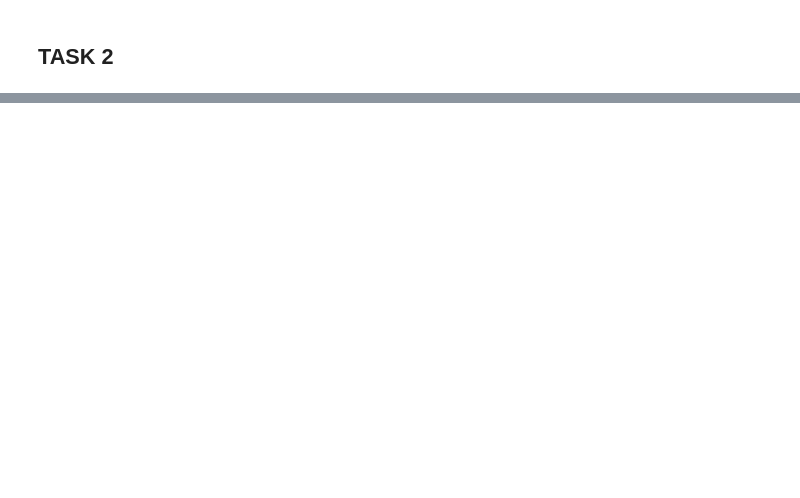
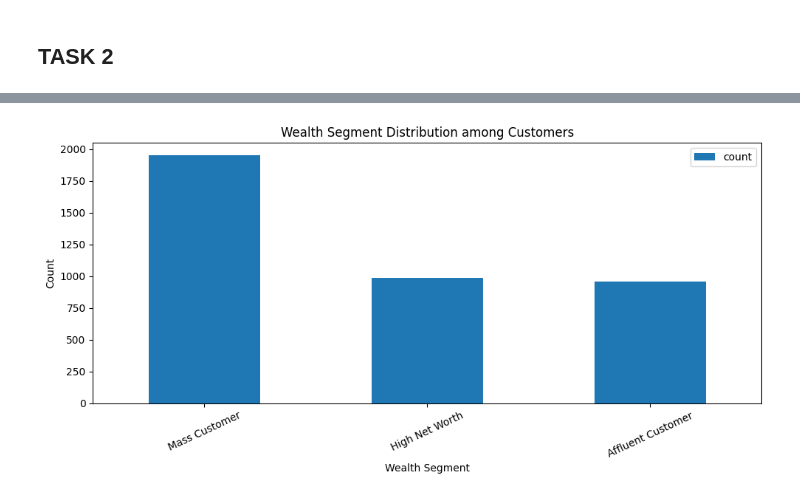
Before and after one commit to ilovedata6/SprocketCentral, a Jupyter notebook: analysis.ipynb, the cells around one changed output, grey strips where cells are left out. Saved outputs shown, nothing was run; the diff lists cells and outputs as text; code cells hidden in the pictures; blank space fills up the shorter version.

```diff
--- a/analysis.ipynb
+++ b/analysis.ipynb
@@ -361,0 +395,14 @@ transactions.shape
+# %%
+# How does wealth segment vary among the customers?
+
+wealth = cust_demo['wealth_segment'].value_counts().reset_index()
+
+wealth.plot(kind='bar',x='wealth_segment',y='count',figsize=(10,5))
+plt.title("Wealth Segment Distribution among Customers")
+plt.xticks(rotation=25)
+plt.xlabel("Wealth Segment")
+plt.ylabel("Count")
+plt.tight_layout()
+plt.show()
+# %% [output]
+[figure, added]
```
Also changed, not shown: parts of 44 cells of this notebook.
